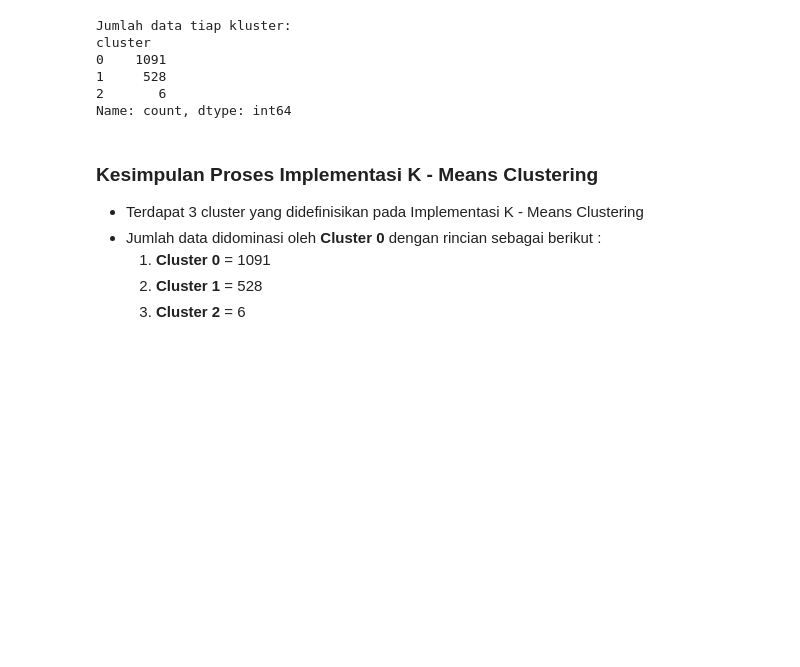
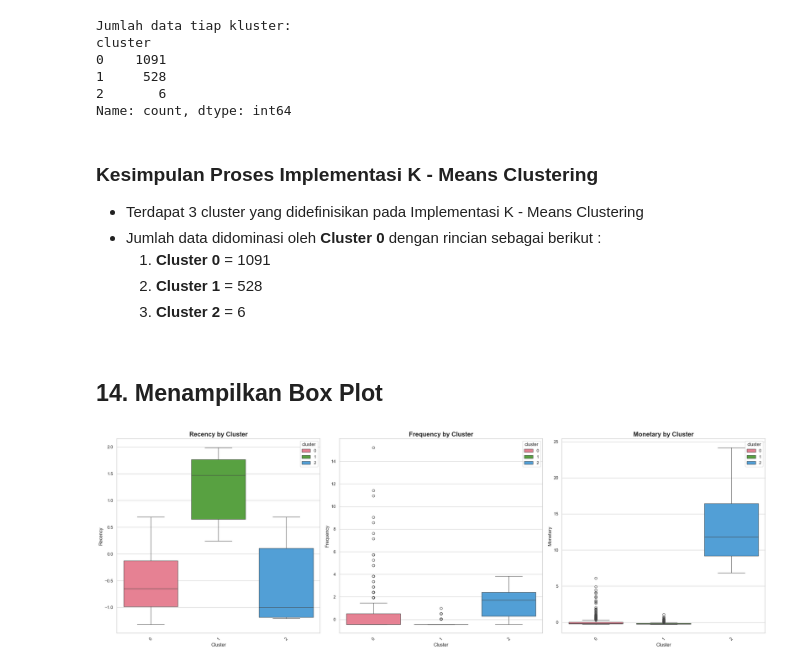
Before and after one commit to UsepSyaikalArifin/basic_machine_learning, a Jupyter notebook: machine_learning_algoritma_k_means_dengan_python.ipynb, the cells around one changed output. Saved outputs shown, nothing was run; the diff lists cells and outputs as text; code cells hidden in the pictures; blank space fills up the shorter version.

Commit message:
Visualisasi Data Cluster Menggunakan Boxplot

```diff
--- a/machine_learning_algoritma_k_means_dengan_python.ipynb
+++ b/machine_learning_algoritma_k_means_dengan_python.ipynb
@@ -423,3 +423,47 @@ Name: count, dtype: int64
       <li><strong>Cluster 2</strong> = 6</li>
     </ol>
 </ul>
+# %% [markdown]
+<h2>14. Menampilkan Box Plot</h2>
+# %%
+# Import library seaborn dan matplotlib agar dapat membuat plot
+import seaborn as sns
+import matplotlib.pyplot as plt
+
+# Mengatur tema seaborn untuk tampilan yang lebih menarik
+sns.set_theme(style="whitegrid")
+
+# Membuat plot
+fig, axs = plt.subplots(1, 3, figsize=(24, 8))  # Memperbesar ukuran plot
+
+# Warna untuk setiap klaster
+palette = sns.color_palette("husl", n_colors=len(RFM_labeled['cluster'].unique()))
+
+# Plot boxplot untuk Recency
+sns.boxplot(x='cluster', y='recency', hue="cluster", data=RFM_labeled, ax=axs[0], palette=palette)
+axs[0].set_title('Recency by Cluster', fontsize=16, fontweight='bold')
+axs[0].set_xlabel('Cluster', fontsize=12)
+axs[0].set_ylabel('Recency', fontsize=12)
+axs[0].tick_params(axis='x', rotation=45)
+
+# Plot boxplot untuk Frequency
+sns.boxplot(x='cluster', y='frequency', hue="cluster", data=RFM_labeled, ax=axs[1], palette=palette)
+axs[1].set_title('Frequency by Cluster', fontsize=16, fontweight='bold')
+axs[1].set_xlabel('Cluster', fontsize=12)
+axs[1].set_ylabel('Frequency', fontsize=12)
+axs[1].tick_params(axis='x', rotation=45)
+
+# Plot boxplot untuk Monetary
+sns.boxplot(x='cluster', y='monetary', hue="cluster", data=RFM_labeled, ax=axs[2], palette=palette)
+axs[2].set_title('Monetary by Cluster', fontsize=16, fontweight='bold')
+axs[2].set_xlabel('Cluster', fontsize=12)
+axs[2].set_ylabel('Monetary', fontsize=12)
+axs[2].tick_params(axis='x', rotation=45)
+
+# Menambahkan spasi antar plot
+plt.tight_layout()
+
+# Menampilkan plot
+plt.show()
+# %% [output]
+[figure, added]
```
